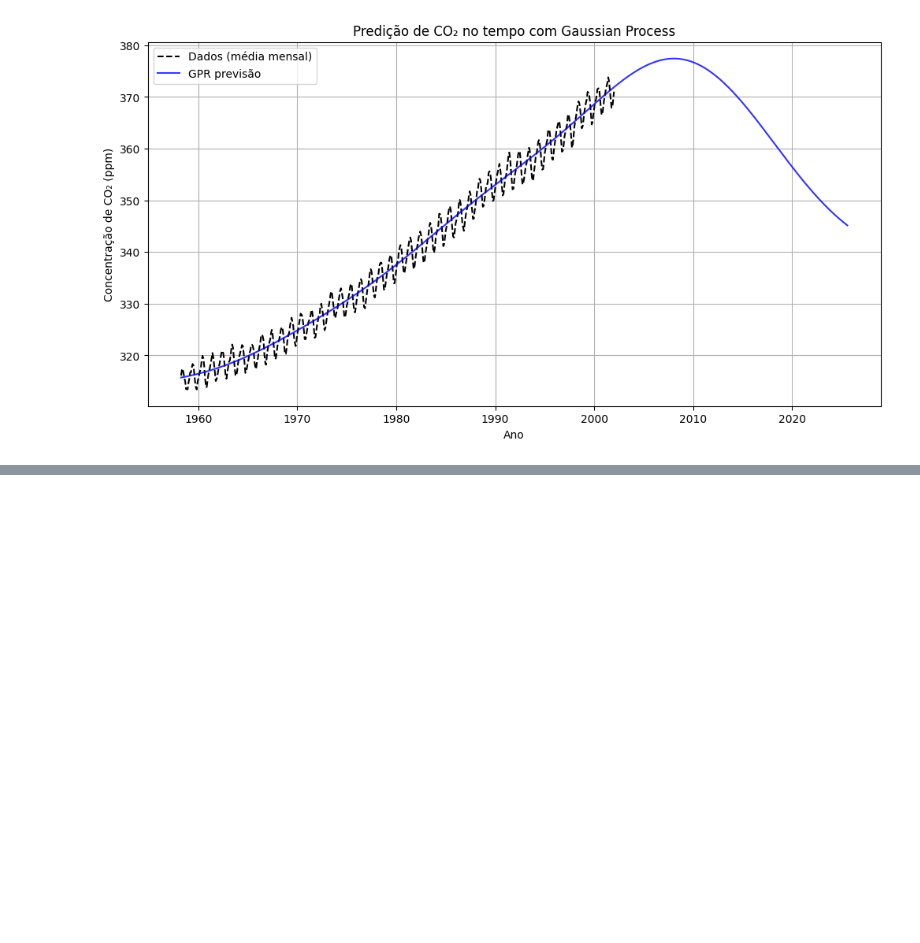
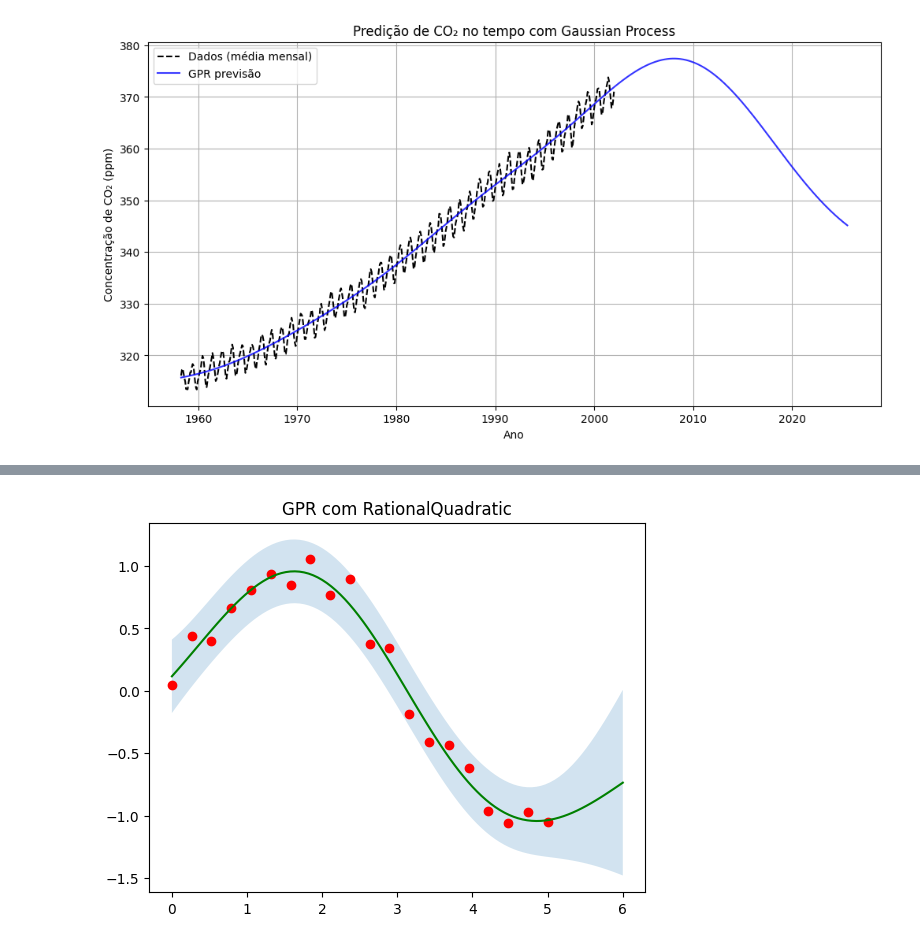
Before and after one commit to Pesquisa-UFCAT/parepy, a Jupyter notebook: local_examples/gaussian_process.ipynb, the cells around one changed output, grey strips where cells are left out. Saved outputs shown, nothing was run; the diff lists cells and outputs as text; code cells hidden in the pictures; blank space fills up the shorter version.

```diff
--- a/local_examples/gaussian_process.ipynb
+++ b/local_examples/gaussian_process.ipynb
@@ -268,0 +460,19 @@ plt.show()
+# %%
+from sklearn.gaussian_process.kernels import RationalQuadratic
+
+# Kernel: Racional Quadrático + ruído
+kernel = RationalQuadratic(length_scale=1.0, alpha=0.5) + WhiteKernel(noise_level=0.1)
+
+gpr = GaussianProcessRegressor(kernel=kernel)
+gpr.fit(X, y)
+
+y_pred, std = gpr.predict(X_pred, return_std=True)
+
+plt.figure()
+plt.plot(X, y, 'or')
+plt.plot(X_pred, y_pred, 'g-')
+plt.fill_between(X_pred.ravel(), y_pred - 2*std, y_pred + 2*std, alpha=0.2)
+plt.title("GPR com RationalQuadratic")
+plt.show()
+# %% [output]
+[figure, added]
```
Also changed, not shown: parts of 4 cells of this notebook.
